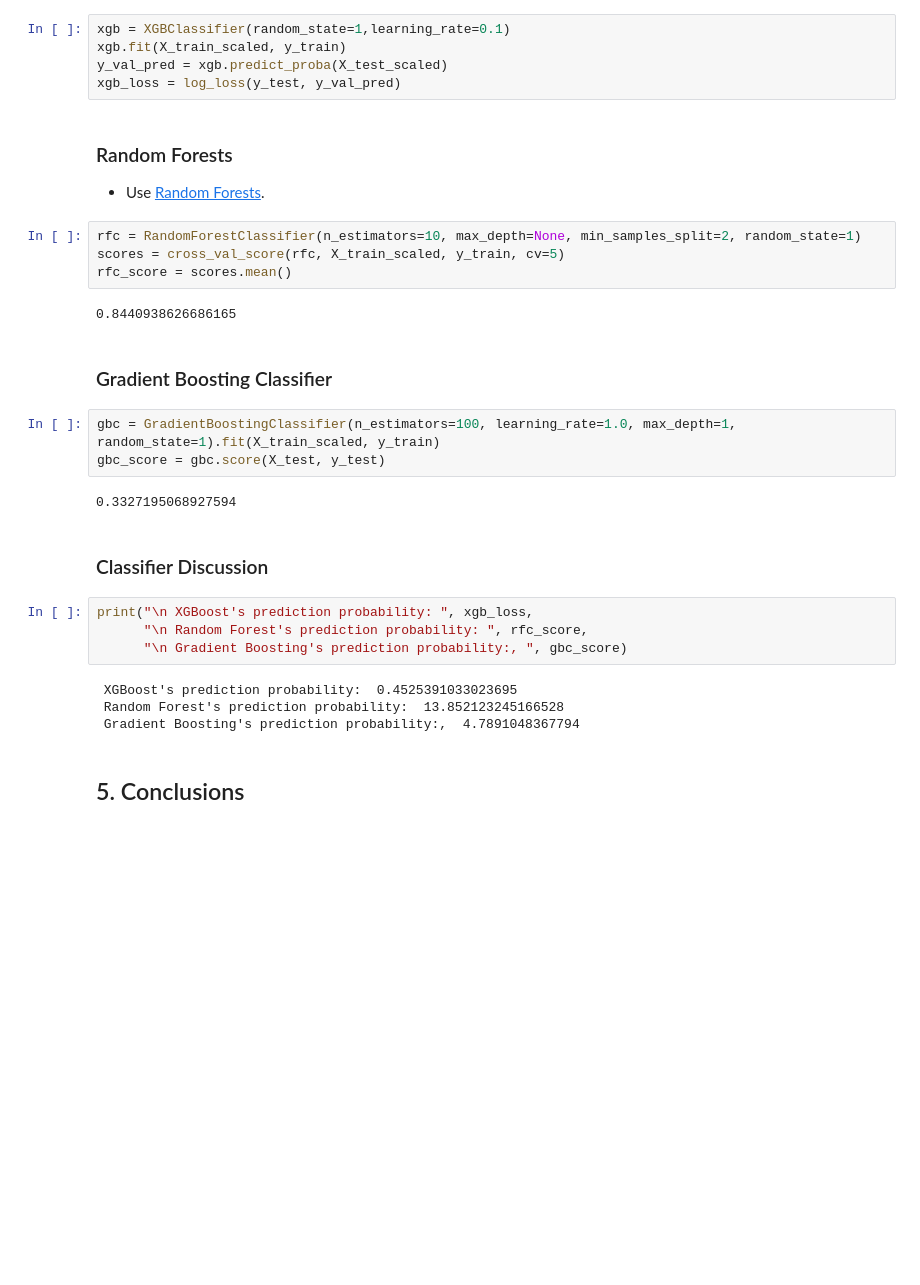
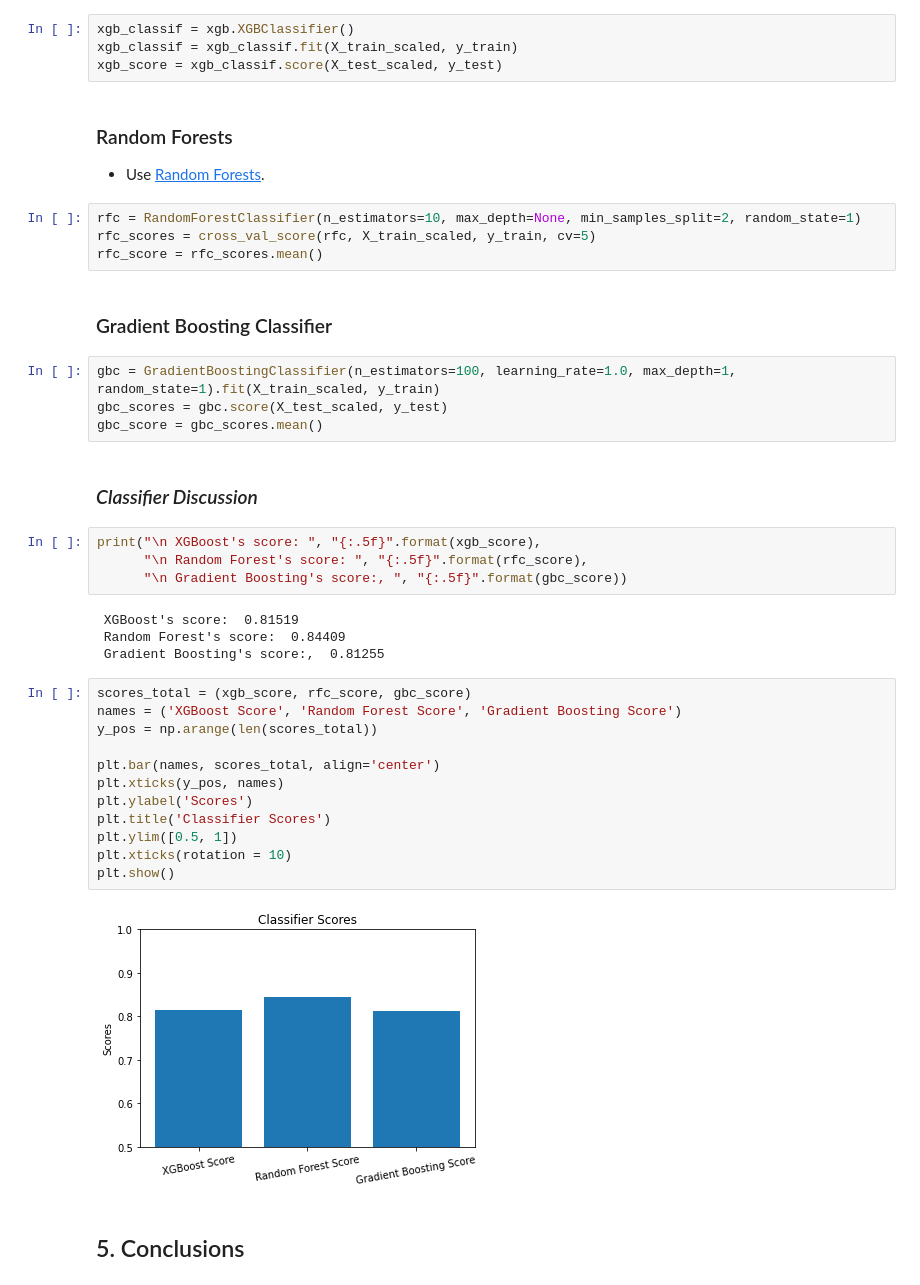
Before and after one commit to flpsantos3/PD_part3, a Jupyter notebook: PD03_P3.ipynb, the cells around one changed output. Saved outputs shown, nothing was run; the diff lists cells and outputs as text; blank space fills up the shorter version.

```diff
--- a/PD03_P3.ipynb
+++ b/PD03_P3.ipynb
@@ -747,38 +743,48 @@ X_test_scaled = scaler.transform(X_test)
 ### XGBoost
 
 * Use [XGBoost](https://www.kaggle.com/stuarthallows/using-xgboost-with-scikit-learn).
-# %%
-xgb = XGBClassifier(random_state=1,learning_rate=0.1)
-xgb.fit(X_train_scaled, y_train)
-y_val_pred = xgb.predict_proba(X_test_scaled)
-xgb_loss = log_loss(y_test, y_val_pred)
+# %%
+xgb_classif = xgb.XGBClassifier()
+xgb_classif = xgb_classif.fit(X_train_scaled, y_train)
+xgb_score = xgb_classif.score(X_test_scaled, y_test)
 # %% [markdown]
 ### Random Forests
 
 * Use [Random Forests](http://scikit-learn.org/stable/modules/ensemble.html#random-forests).
 # %%
 rfc = RandomForestClassifier(n_estimators=10, max_depth=None, min_samples_split=2, random_state=1)
-scores = cross_val_score(rfc, X_train_scaled, y_train, cv=5)
-rfc_score = scores.mean()
+rfc_scores = cross_val_score(rfc, X_train_scaled, y_train, cv=5)
+rfc_score = rfc_scores.mean()
-# %% [output]
-0.8440938626686165
 # %% [markdown]
 ### Gradient Boosting Classifier
 # %%
 gbc = GradientBoostingClassifier(n_estimators=100, learning_rate=1.0, max_depth=1, random_state=1).fit(X_train_scaled, y_train)
-gbc_score = gbc.score(X_test, y_test)
+gbc_scores = gbc.score(X_test_scaled, y_test)
+gbc_score = gbc_scores.mean()
-# %% [output]
-0.3327195068927594
 # %% [markdown]
-### Classifier Discussion
+### *Classifier Discussion*
 # %%
-print("\n XGBoost's prediction probability: ", xgb_loss,
-      "\n Random Forest's prediction probability: ", rfc_score,
-      "\n Gradient Boosting's prediction probability:, ", gbc_score)
+print("\n XGBoost's score: ", "{:.5f}".format(xgb_score),
+      "\n Random Forest's score: ", "{:.5f}".format(rfc_score),
+      "\n Gradient Boosting's score:, ", "{:.5f}".format(gbc_score))
 # %% [output]
- XGBoost's prediction probability:  0.4525391033023695
- Random Forest's prediction probability:  13.852123245166528
- Gradient Boosting's prediction probability:,  4.7891048367794
+ XGBoost's score:  0.81519
+ Random Forest's score:  0.84409
+ Gradient Boosting's score:,  0.81255
+# %%
+scores_total = (xgb_score, rfc_score, gbc_score)
+names = ('XGBoost Score', 'Random Forest Score', 'Gradient Boosting Score')
+y_pos = np.arange(len(scores_total))
+
+plt.bar(names, scores_total, align='center')
+plt.xticks(y_pos, names)
+plt.ylabel('Scores')
+plt.title('Classifier Scores')
+plt.ylim([0.5, 1])
+plt.xticks(rotation = 10)
+plt.show()
+# %% [output]
+[figure, added]
 # %% [markdown]
 ## 5. Conclusions
 # %% [markdown]
```
Also changed, not shown: parts of 2 cells of this notebook.
